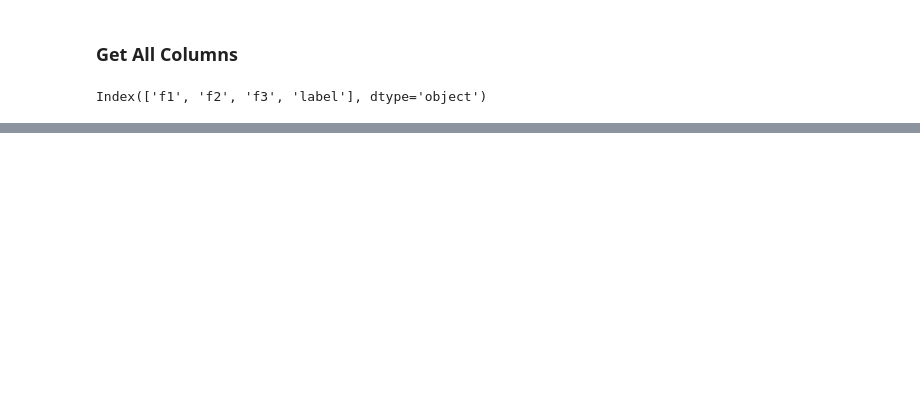
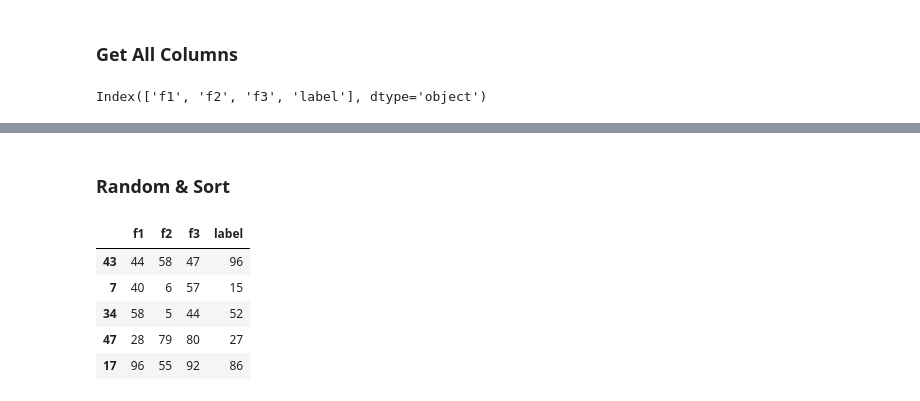
Before and after one commit to exitudio/research-ai, a Jupyter notebook: pandas.ipynb, the cells around one changed output, grey strips where cells are left out. Cells and saved outputs as stored; diff of their text form; code cells hidden in the pictures; blank space fills up the shorter version.

```diff
--- a/pandas.ipynb
+++ b/pandas.ipynb
@@ -124,0 +153,12 @@ Index(['f1', 'f2', 'f3', 'label'], dtype='object')
+# %% [markdown]
+### Random & Sort
+# %%
+randomData = data.sample(50) # random data
+randomData.head()
+# %% [output]
+|  | f1 | f2 | f3 | label |
+| 43 | 44 | 58 | 47 | 96 |
+| 7 | 40 | 6 | 57 | 15 |
+| 34 | 58 | 5 | 44 | 52 |
+| 47 | 28 | 79 | 80 | 27 |
+| 17 | 96 | 55 | 92 | 86 |
```
Also changed, not shown: parts of 31 cells of this notebook, 4 other files.
